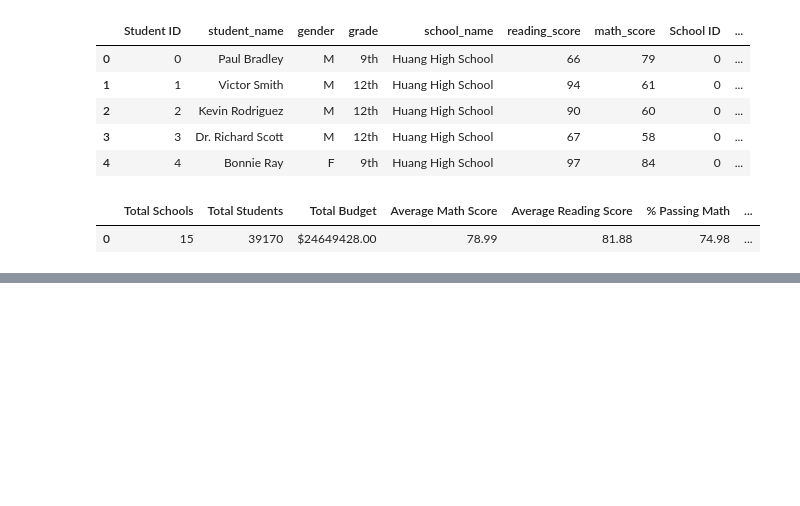
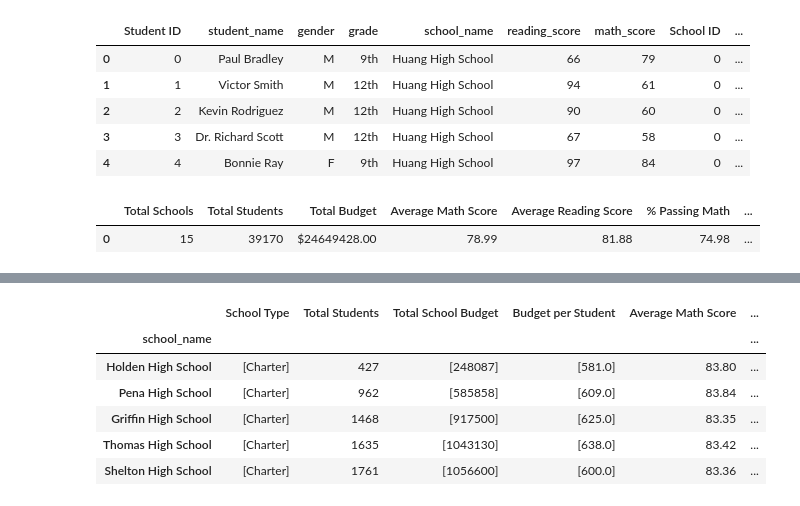
Before and after one commit to MarkYocumII/PandasHw4, a Jupyter notebook: PyCitySchools_hw.ipynb, the cells around one changed output, grey strips where cells are left out. Cells and saved outputs as stored; diff of their text form; code cells hidden in the pictures; blank space fills up the shorter version.

```diff
--- a/PyCitySchools_hw.ipynb
+++ b/PyCitySchools_hw.ipynb
@@ -67,0 +102,11 @@ district_summary_df
+# %%
+math_ranked_df=school_summary.sort_values("% Passing Total", ascending=False)
+math_ranked_df.head(5)
+# %% [output]
+|  | School Type | Total Students | Total School Budget | Budget per Student | Average Math Score | ... |
+| school_name |  |  |  |  |  | ... |
+| Holden High School | [Charter] | 427 | [248087] | [581.0] | 83.80 | ... |
+| Pena High School | [Charter] | 962 | [585858] | [609.0] | 83.84 | ... |
+| Griffin High School | [Charter] | 1468 | [917500] | [625.0] | 83.35 | ... |
+| Thomas High School | [Charter] | 1635 | [1043130] | [638.0] | 83.42 | ... |
+| Shelton High School | [Charter] | 1761 | [1056600] | [600.0] | 83.36 | ... |
```
Also changed, not shown: parts of 5 cells of this notebook, 1 other file.
